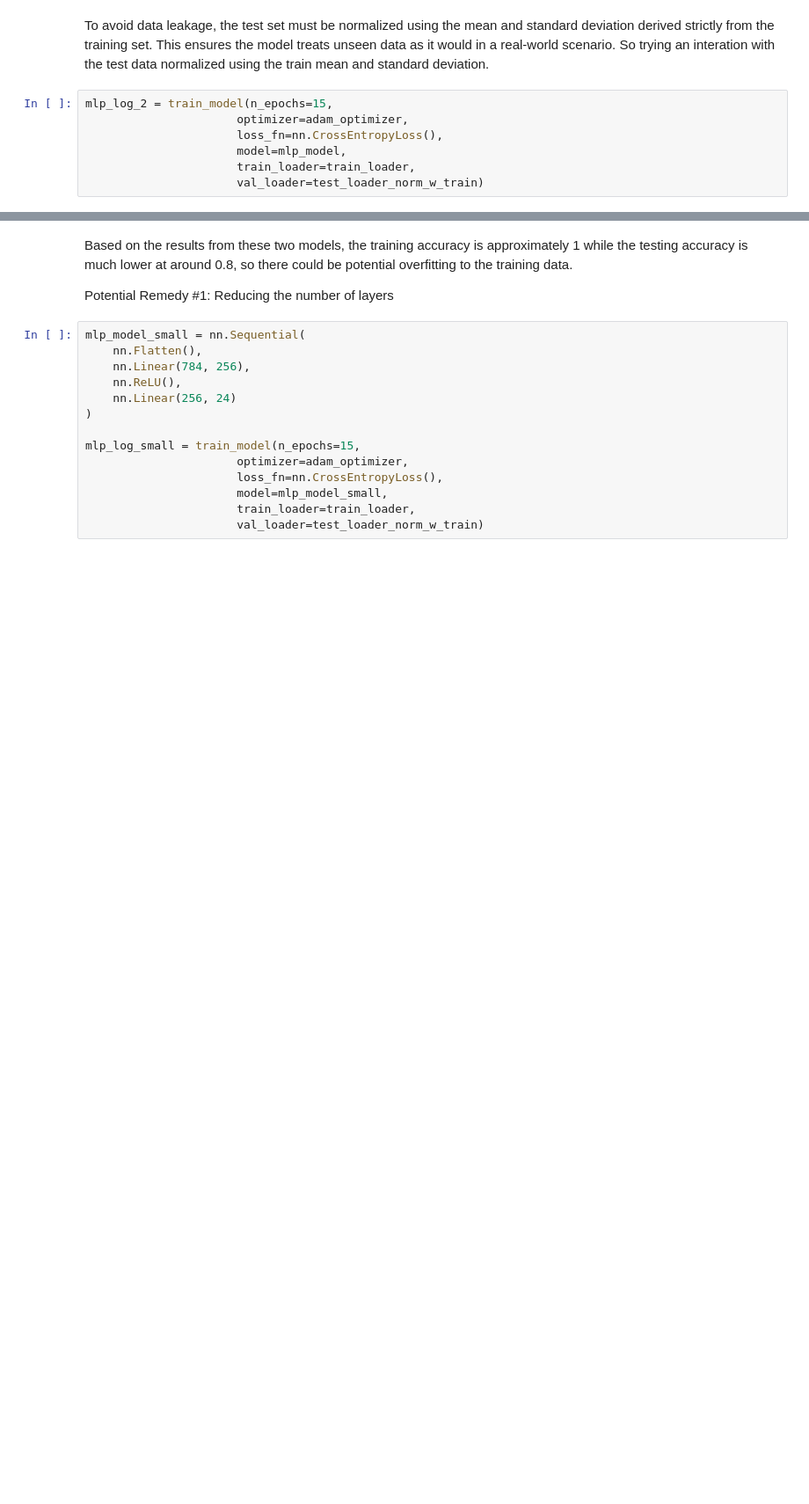
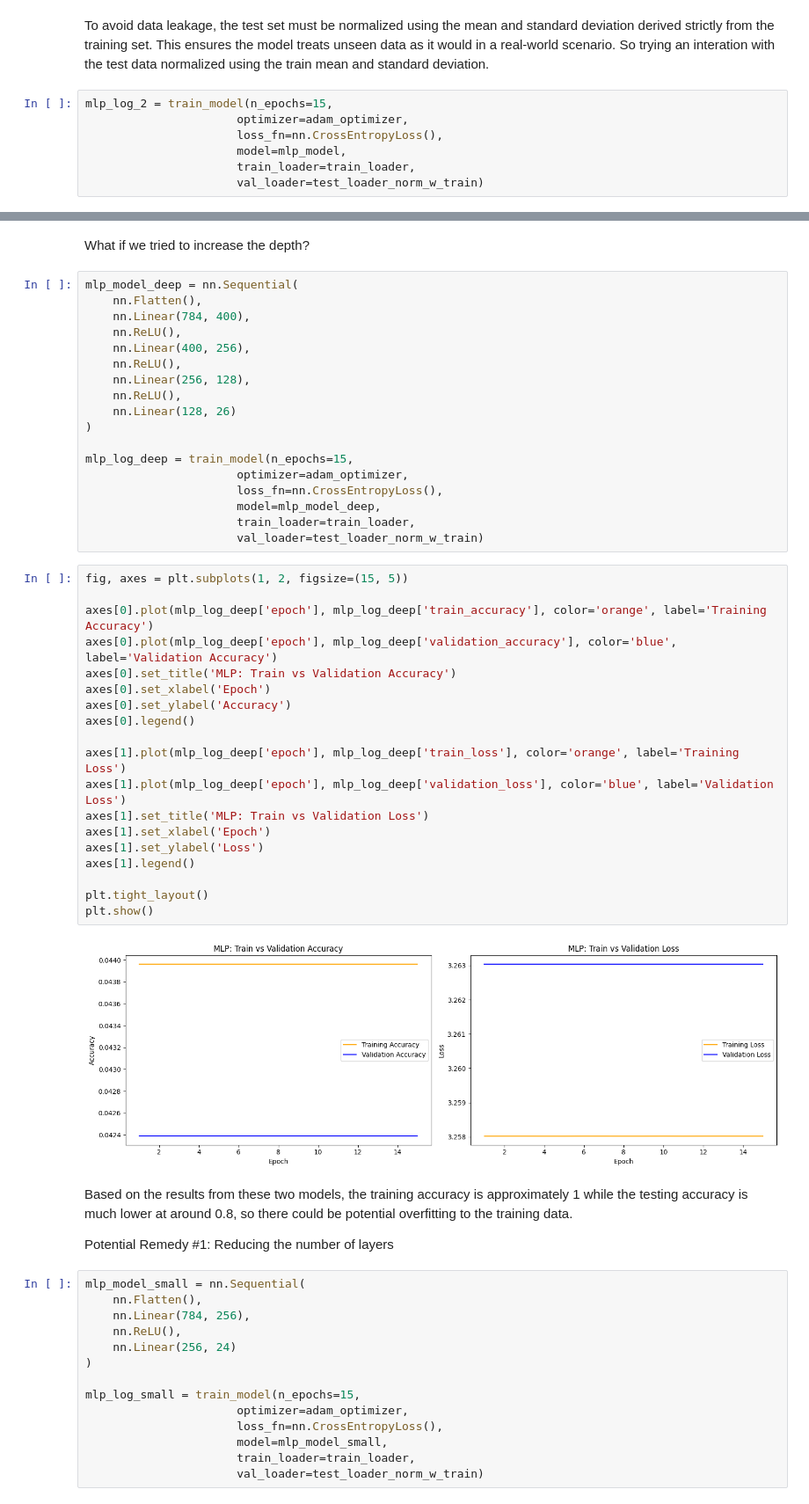
Before and after one commit to yzhao2433/sign_lang_recognition, a Jupyter notebook: mlp.ipynb, the cells around one changed output, grey strips where cells are left out. Shown at 88% size. Cells and saved outputs as stored; diff of their text form; blank space fills up the shorter version.

Commit message:
Added a deeper mlp, but no better model

```diff
--- a/mlp.ipynb
+++ b/mlp.ipynb
@@ -202,3 +202,44 @@ plt.show()
+# %% [markdown]
+What if we tried to increase the depth?
+# %%
+mlp_model_deep = nn.Sequential(
+    nn.Flatten(),
+    nn.Linear(784, 400),
+    nn.ReLU(),
+    nn.Linear(400, 256),
+    nn.ReLU(),
+    nn.Linear(256, 128),
+    nn.ReLU(),
+    nn.Linear(128, 26)
+)
+
+mlp_log_deep = train_model(n_epochs=15,
+                      optimizer=adam_optimizer,
+                      loss_fn=nn.CrossEntropyLoss(),
+                      model=mlp_model_deep,
+                      train_loader=train_loader,
+                      val_loader=test_loader_norm_w_train)
+# %%
+fig, axes = plt.subplots(1, 2, figsize=(15, 5))
+
+axes[0].plot(mlp_log_deep['epoch'], mlp_log_deep['train_accuracy'], color='orange', label='Training Accuracy')
+axes[0].plot(mlp_log_deep['epoch'], mlp_log_deep['validation_accuracy'], color='blue', label='Validation Accuracy')
+axes[0].set_title('MLP: Train vs Validation Accuracy')
+axes[0].set_xlabel('Epoch')
+axes[0].set_ylabel('Accuracy')
+axes[0].legend()
+
+axes[1].plot(mlp_log_deep['epoch'], mlp_log_deep['train_loss'], color='orange', label='Training Loss')
+axes[1].plot(mlp_log_deep['epoch'], mlp_log_deep['validation_loss'], color='blue', label='Validation Loss')
+axes[1].set_title('MLP: Train vs Validation Loss')
+axes[1].set_xlabel('Epoch')
+axes[1].set_ylabel('Loss')
+axes[1].legend()
+
+plt.tight_layout()
+plt.show()
+# %% [output]
+[figure, added]
 # %% [markdown]
 Based on the results from these two models, the training accuracy is approximately 1 while the testing accuracy is much lower at around 0.8, so there could be potential overfitting to the training data.
 
```
Also changed, not shown: parts of 8 cells of this notebook.
